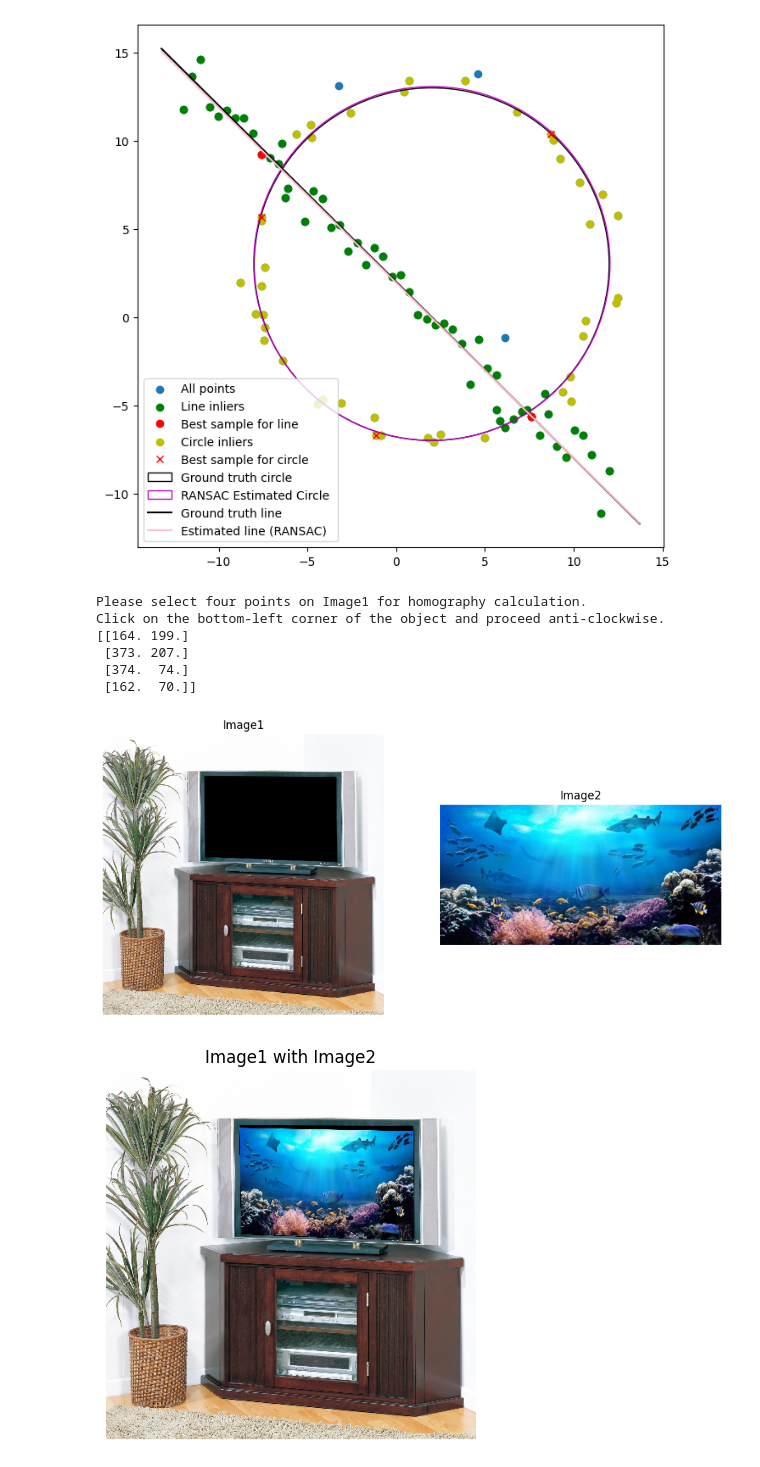
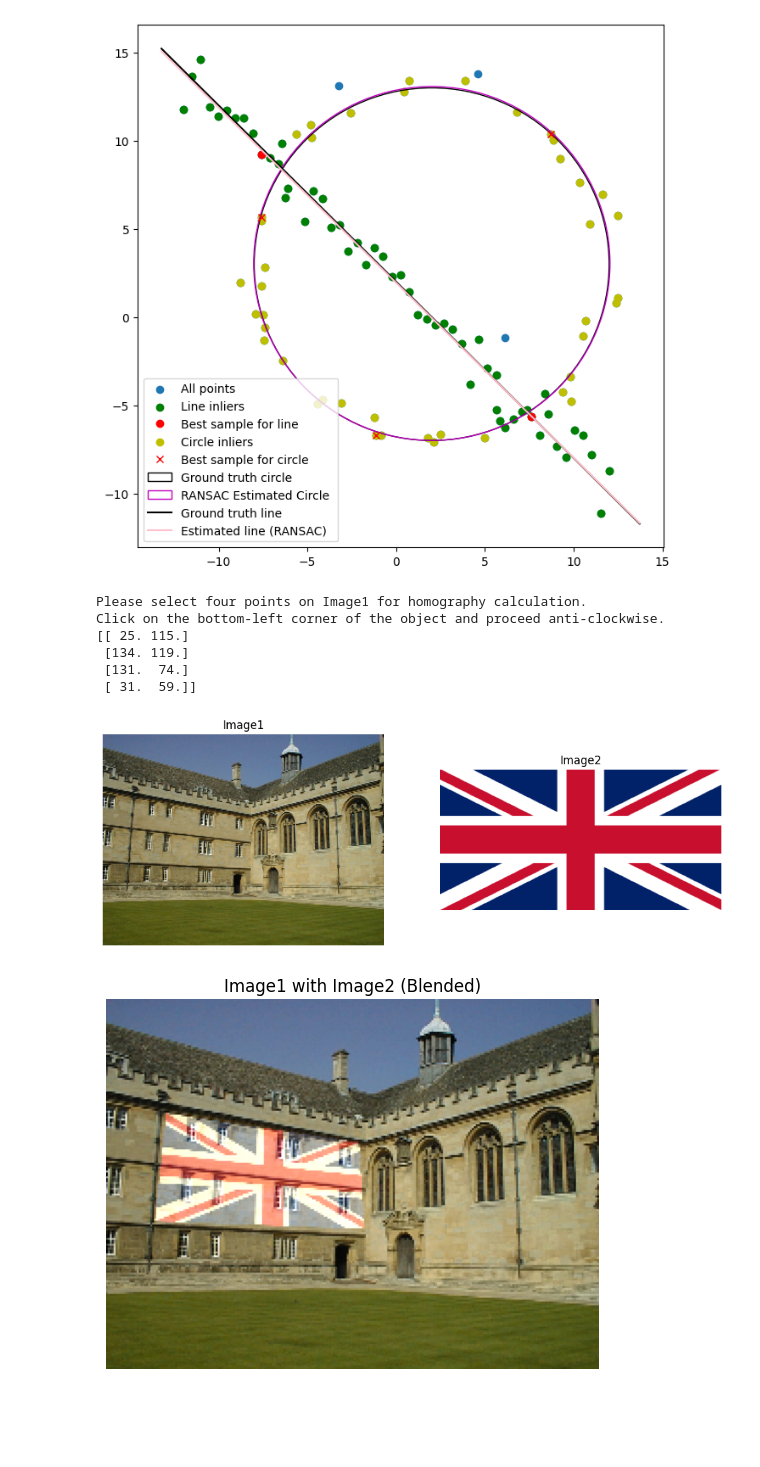
Before and after one commit to Ishana-Dewmini/EN3160_Fitting_and_Alignment, a Jupyter notebook: 200477U_Assignment2.ipynb, the cells around one changed output. Cells and saved outputs as stored; diff of their text form; code cells hidden in the pictures; blank space fills up the shorter version.

Commit message:
Add blending to Q3

```diff
--- a/200477U_Assignment2.ipynb
+++ b/200477U_Assignment2.ipynb
@@ -421,8 +421,8 @@ def get_mouse_click(event, x, y, flags, param):
             cv2.destroyAllWindows()
 
 # Load the images
-im1 = cv2.imread("tv.jpg")
-im2 = cv2.imread("ocean.jpg")
+im1 = cv2.imread("002.jpg")
+im2 = cv2.imread("flag.png")
 # Define a resize factor to make image1 manageable for point selection
 resize_factor = 0.25
 im1_resized = cv2.resize(im1, None, fx=resize_factor, fy=resize_factor)
@@ -459,56 +459,46 @@ plt.axis('off')  # Remove axis labels
 
 # Convert selected points to a NumPy array: order of points is [bottom_left, bottom_right, top_right, top_left]
 selected_points = np.array(selected_points, dtype=np.float32)
 print(selected_points)
 
+
+
+
 if selected_points.shape == (4, 2):
-    # Define the corner points of image2 # shape (445, 894, 3)
-    # [bottom_left, bottom_right, top_right, top_left]
+    # Define the corner points of image2
     pts1 = np.float32([[0, im2.shape[0]], [im2.shape[1], im2.shape[0]], [im2.shape[1], 0], [0, 0]])
 
-
     # Create a transformation matrix to map image2 to image1
-    h, _ = cv2.findHomography(pts1,selected_points)
+    h, _ = cv2.findHomography(pts1, selected_points)
 
     # Warp image2 to image1
     img2_warp = cv2.warpPerspective(im2, h, (im1_resized.shape[1], im1_resized.shape[0]))
 
-    # Create a mask for the image2 region
+    # Create an alpha mask for image2
     img2_mask = np.zeros_like(im1_resized, dtype=np.uint8)
     cv2.fillConvexPoly(img2_mask, selected_points.astype(int), (255, 255, 255))
 
     # Invert the mask to get the non-image2 region
     non_img2_mask = cv2.bitwise_not(img2_mask)
 
-    # Remove the image2 region from image1
-    img1_without_img2 = cv2.bitwise_and(im1_resized, non_img2_mask)
-
-    # Combine the image2 region and the image1 without the image2 region
-    result = cv2.bitwise_or(img2_warp, img1_without_img2)
+    # Blend the images using alpha blending
+    blended_image = cv2.addWeighted(im1_resized, 1.0, img2_warp, 0.5, 0)  # Adjust the alpha value (0.5) as needed
 
     # Display the result
     plt.figure()
-    plt.imshow(cv2.cvtColor(result, cv2.COLOR_BGR2RGB))
-    plt.title("Image1 with Image2")
+    plt.imshow(cv2.cvtColor(blended_image, cv2.COLOR_BGR2RGB))
+    plt.title("Image1 with Image2 (Blended)")
     plt.axis('off')  # Remove axis labels
-
-    '''# Visualize the selected points on both images
-    plt.plot(selected_points[:, 0], selected_points[:, 1], 'ro')  # Red circles for selected points on image1
-    plt.plot(pts1[:, 0], pts1[:, 1], 'go')  # Green circles for corresponding points on image2
-
-    # Draw lines connecting the selected points for visualization
-    for i in range(4):
-        plt.plot([selected_points[i, 0], pts1[i, 0]], [selected_points[i, 1], pts1[i, 1]], 'b-')'''
 
     plt.show()
 else:
     print("Please select four points on Image1 for homography calculation.")
 # %% [output]
 Please select four points on Image1 for homography calculation.
 Click on the bottom-left corner of the object and proceed anti-clockwise.
-[[164. 199.]
- [373. 207.]
- [374.  74.]
- [162.  70.]]
+[[ 25. 115.]
+ [134. 119.]
+ [131.  74.]
+ [ 31.  59.]]
-[figure, old version]
+[figure, new version]
-[figure, old version]
+[figure, new version]
```
